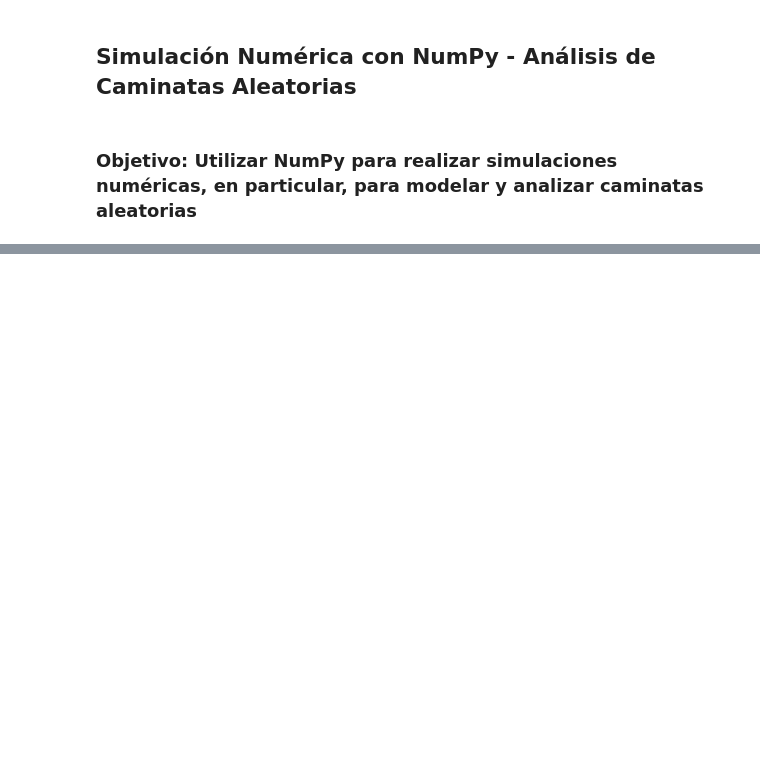
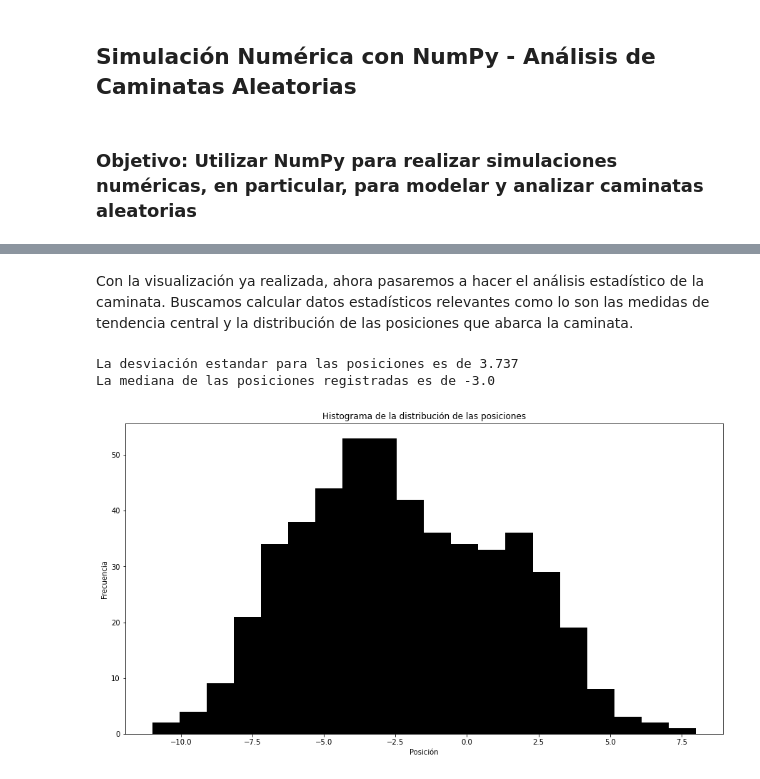
Before and after one commit to JJesusHHiguera/Projects, a Jupyter notebook: Caminata aleatoria.ipynb, the cells around one changed output, grey strips where cells are left out. Drawn from its saved outputs; the diff is of its cells as text; code cells hidden in the pictures; blank space fills up the shorter version.

```diff
--- a/Caminata aleatoria.ipynb
+++ b/Caminata aleatoria.ipynb
@@ -41,0 +46,23 @@ Ahora, hagamos lo propio para la versión en dos dimensiones
+# %% [markdown]
+Con la visualización ya realizada, ahora pasaremos a hacer el análisis estadístico de la caminata. Buscamos calcular datos estadísticos relevantes como lo son las medidas de tendencia central y la distribución de las posiciones que abarca la caminata.
+# %%
+#Obtengamos la desviación estandar
+std = np.std(arr_posiciones)
+print(f'La desviación estandar para las posiciones es de {std:.3f}')
+
+#Calculemos la mediana
+mediana = np.median(arr_posiciones)
+print(f'La mediana de las posiciones registradas es de {mediana}')
+
+plt.figure(figsize=(15,8))
+#Ahora, graficaremos la distribución de las posiciones en un histograma
+plt.hist(arr_posiciones, bins=20, color='black')
+plt.title('Histograma de la distribución de las posiciones')
+plt.xlabel('Posición')
+plt.ylabel('Frecuencia')
+
+plt.show()
+# %% [output]
+La desviación estandar para las posiciones es de 3.737
+La mediana de las posiciones registradas es de -3.0
+[figure, added]
```
Also changed, not shown: parts of 35 cells of this notebook.
